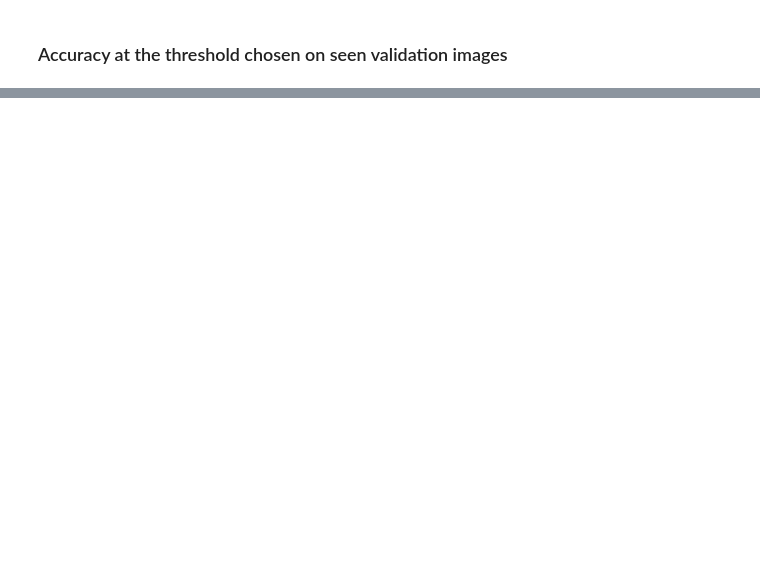
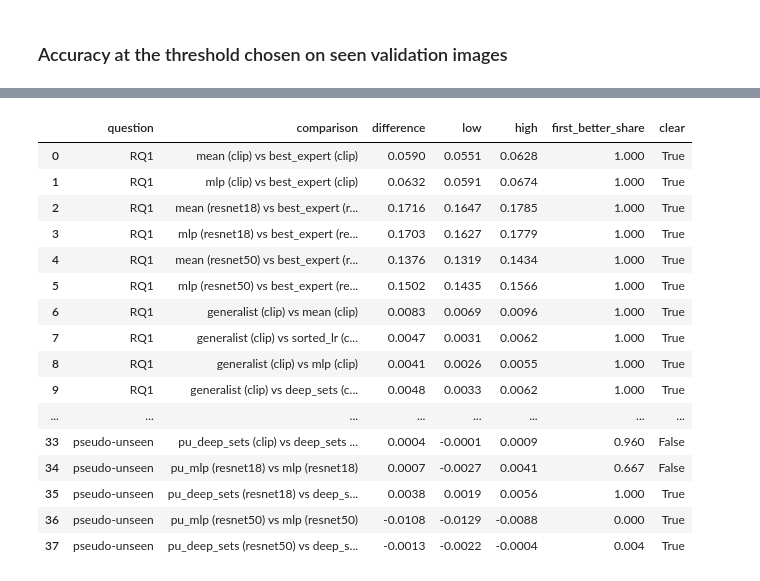
Before and after one commit to FirasMosbeh/SC4001-Metalearners-Route-or-Pool, a Jupyter notebook: notebooks/meta_learners.ipynb, the cells around one changed output, grey strips where cells are left out. Drawn from its saved outputs; the diff is of its cells as text; code cells hidden in the pictures; blank space fills up the shorter version.

Commit message:
add robustness : bootstrap check + JPEG check

```diff
--- a/notebooks/meta_learners.ipynb
+++ b/notebooks/meta_learners.ipynb
@@ -76,0 +84,23 @@ plot_summary(summary(results, "acc", MERGE_SIBLINGS), f"Unseen accuracy ({EVAL_P
+# %%
+from meta.bootstrap import run_bootstrap
+
+bootstrap = run_bootstrap(eval_pool=EVAL_POOL, merge_siblings=MERGE_SIBLINGS)
+bootstrap.round(4)
+# %% [output]
+|  | question | comparison | difference | low | high | first_better_share | clear |
+| 0 | RQ1 | mean (clip) vs best_expert (clip) | 0.0590 | 0.0551 | 0.0628 | 1.000 | True |
+| 1 | RQ1 | mlp (clip) vs best_expert (clip) | 0.0632 | 0.0591 | 0.0674 | 1.000 | True |
+| 2 | RQ1 | mean (resnet18) vs best_expert (r... | 0.1716 | 0.1647 | 0.1785 | 1.000 | True |
+| 3 | RQ1 | mlp (resnet18) vs best_expert (re... | 0.1703 | 0.1627 | 0.1779 | 1.000 | True |
+| 4 | RQ1 | mean (resnet50) vs best_expert (r... | 0.1376 | 0.1319 | 0.1434 | 1.000 | True |
+| 5 | RQ1 | mlp (resnet50) vs best_expert (re... | 0.1502 | 0.1435 | 0.1566 | 1.000 | True |
+| 6 | RQ1 | generalist (clip) vs mean (clip) | 0.0083 | 0.0069 | 0.0096 | 1.000 | True |
+| 7 | RQ1 | generalist (clip) vs sorted_lr (c... | 0.0047 | 0.0031 | 0.0062 | 1.000 | True |
+| 8 | RQ1 | generalist (clip) vs mlp (clip) | 0.0041 | 0.0026 | 0.0055 | 1.000 | True |
+| 9 | RQ1 | generalist (clip) vs deep_sets (c... | 0.0048 | 0.0033 | 0.0062 | 1.000 | True |
+| ... | ... | ... | ... | ... | ... | ... | ... |
+| 33 | pseudo-unseen | pu_deep_sets (clip) vs deep_sets ... | 0.0004 | -0.0001 | 0.0009 | 0.960 | False |
+| 34 | pseudo-unseen | pu_mlp (resnet18) vs mlp (resnet18) | 0.0007 | -0.0027 | 0.0041 | 0.667 | False |
+| 35 | pseudo-unseen | pu_deep_sets (resnet18) vs deep_s... | 0.0038 | 0.0019 | 0.0056 | 1.000 | True |
+| 36 | pseudo-unseen | pu_mlp (resnet50) vs mlp (resnet50) | -0.0108 | -0.0129 | -0.0088 | 0.000 | True |
+| 37 | pseudo-unseen | pu_deep_sets (resnet50) vs deep_s... | -0.0013 | -0.0022 | -0.0004 | 0.004 | True |
```
Also changed, not shown: parts of 4 cells of this notebook, 5 other files.
